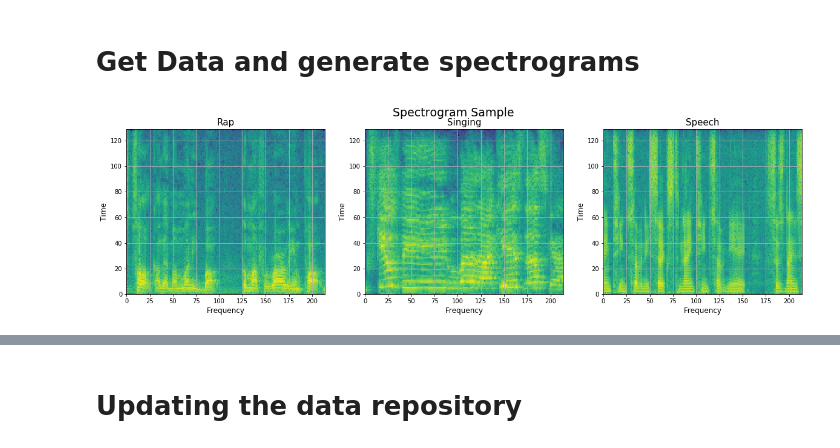
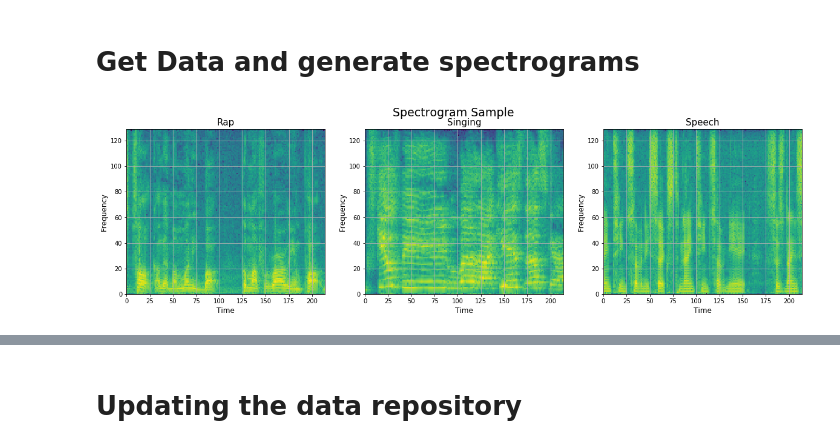
Before and after one commit to psambit9791/SpeechClassify, a Jupyter notebook: jupyter_notebooks/5. ConvNets and Spectrograms.ipynb, the cells around one changed output, grey strips where cells are left out. Saved outputs shown, nothing was run; the diff lists cells and outputs as text; code cells hidden in the pictures.

Commit message:
Rectified Spectrogram Image Axis labels

```diff
--- a/jupyter_notebooks/5. ConvNets and Spectrograms.ipynb
+++ b/jupyter_notebooks/5. ConvNets and Spectrograms.ipynb
@@ -42,21 +42,21 @@ for i in range(len(song_df.index)):
 # %%
 fig1 = plt.figure(figsize=(20, 5))
 title_list = ['Rap', 'Singing', 'Speech']
 fig1.suptitle('Spectrogram Sample', fontsize=19)
 s_list = [300, 300+480, 300+960]
 for i, title in enumerate(title_list):
     a = song_df.iloc[s_list[i]].Data
     plt.subplot(131+i)
     plt.title(title, fontsize=15)
     frequencies, times, spectrogram = signal.spectrogram(a, 16000)
     plt.pcolormesh(np.log(spectrogram))
-    plt.xlabel('Frequency', fontsize=12)
-    plt.ylabel('Time', fontsize=12)
+    plt.xlabel('Time', fontsize=12)
+    plt.ylabel('Frequency', fontsize=12)
     plt.grid()
 plt.show()
 fig1.savefig(ROOT_PATH+"images/spectrogram_sample.pdf", bbox_inches='tight')
 # %% [output]
-[figure, old version]
+[figure, new version]
 # %%
 song_df.loc[song_df['Name'] == 'sing034_3']
 # %% [output]
```
Also changed, not shown: 1 other file.
